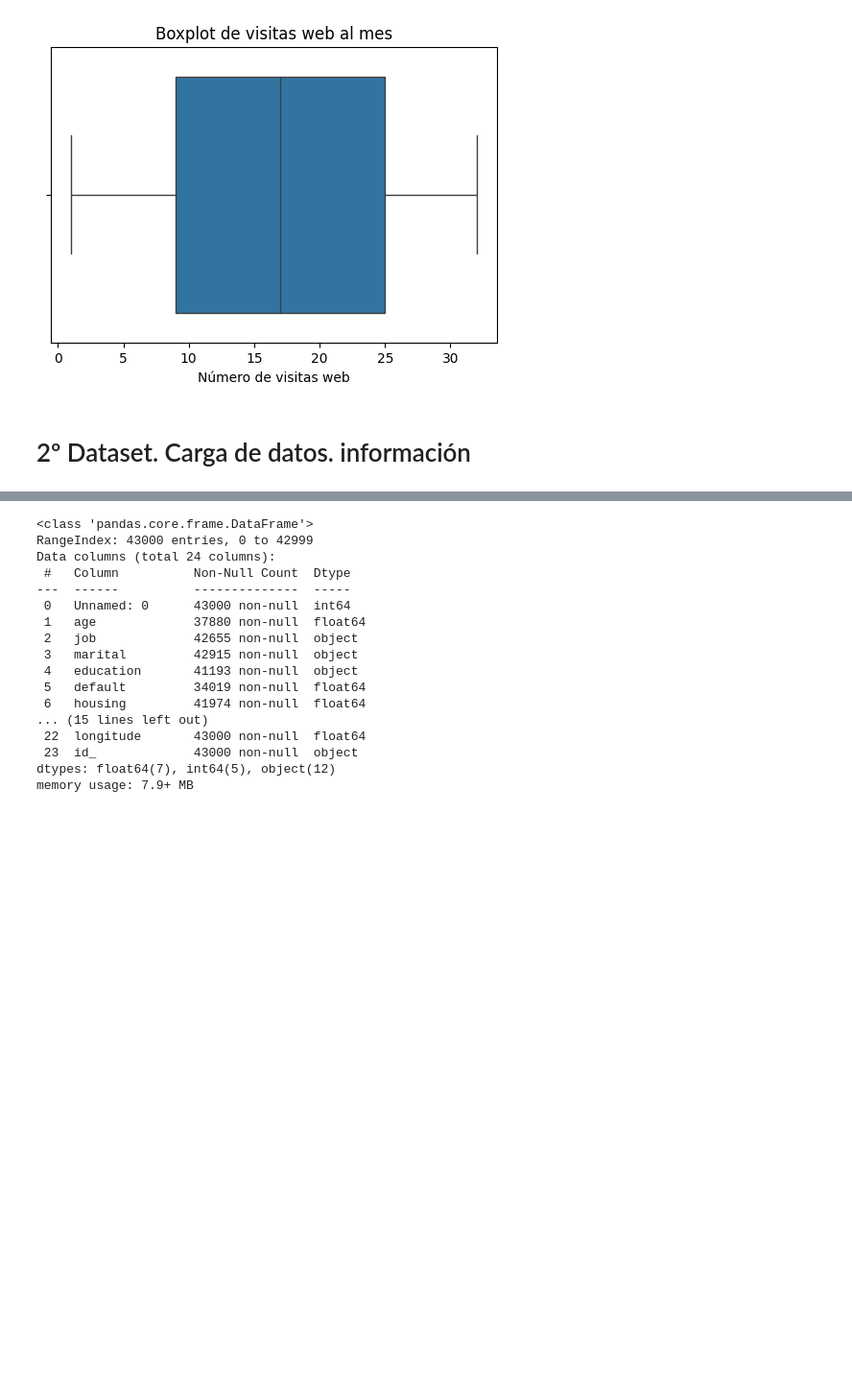
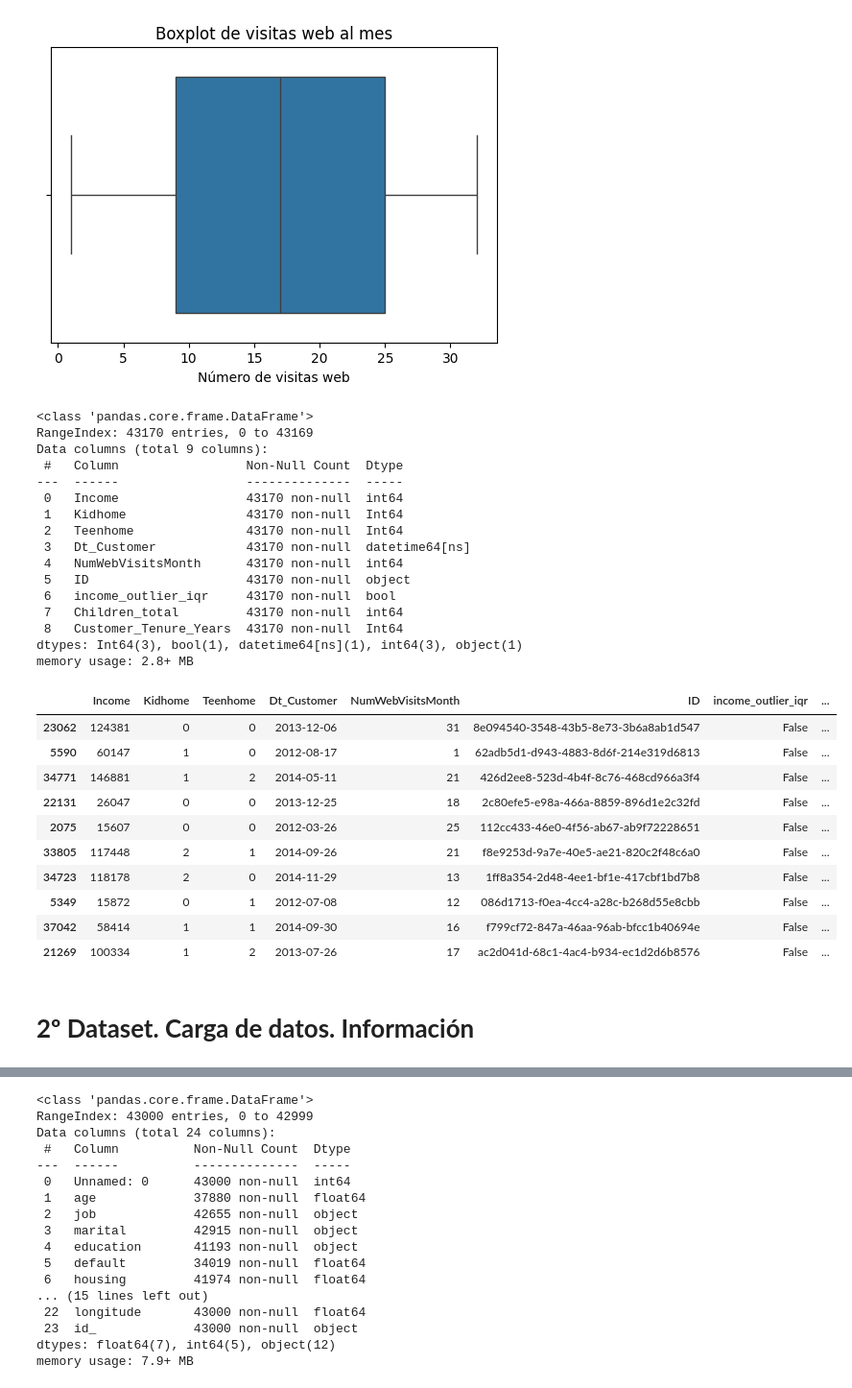
Before and after one commit to PatriciaMerinero/PROYECTO_EDA_PYTHON, a Jupyter notebook: Notebook/01-analisis_preliminar.ipynb, the cells around one changed output, grey strips where cells are left out. Shown at 96% size. Drawn from its saved outputs; the diff is of its cells as text; code cells hidden in the pictures; blank space fills up the shorter version.

```diff
--- a/Notebook/01-analisis_preliminar.ipynb
+++ b/Notebook/01-analisis_preliminar.ipynb
@@ -335,8 +323,41 @@ plt.xlabel("Número de visitas web")
 plt.show()
 # %% [output]
 [figure]
+# %%
+# Visualizo como queda despues de limpieza y transformación
+
+df_customer.info()
+df_customer.sample(10)
+# %% [output]
+<class 'pandas.core.frame.DataFrame'>
+RangeIndex: 43170 entries, 0 to 43169
+Data columns (total 9 columns):
+ #   Column                 Non-Null Count  Dtype
+---  ------                 --------------  -----
+ 0   Income                 43170 non-null  int64
+ 1   Kidhome                43170 non-null  Int64
+ 2   Teenhome               43170 non-null  Int64
+ 3   Dt_Customer            43170 non-null  datetime64[ns]
+ 4   NumWebVisitsMonth      43170 non-null  int64
+ 5   ID                     43170 non-null  object
+ 6   income_outlier_iqr     43170 non-null  bool
+ 7   Children_total         43170 non-null  int64
+ 8   Customer_Tenure_Years  43170 non-null  Int64
+dtypes: Int64(3), bool(1), datetime64[ns](1), int64(3), object(1)
+memory usage: 2.8+ MB
+|  | Income | Kidhome | Teenhome | Dt_Customer | NumWebVisitsMonth | ID | income_outlier_iqr | ... |
+| 23062 | 124381 | 0 | 0 | 2013-12-06 | 31 | 8e094540-3548-43b5-8e73-3b6a8ab1d547 | False | ... |
+| 5590 | 60147 | 1 | 0 | 2012-08-17 | 1 | 62adb5d1-d943-4883-8d6f-214e319d6813 | False | ... |
+| 34771 | 146881 | 1 | 2 | 2014-05-11 | 21 | 426d2ee8-523d-4b4f-8c76-468cd966a3f4 | False | ... |
+| 22131 | 26047 | 0 | 0 | 2013-12-25 | 18 | 2c80efe5-e98a-466a-8859-896d1e2c32fd | False | ... |
+| 2075 | 15607 | 0 | 0 | 2012-03-26 | 25 | 112cc433-46e0-4f56-ab67-ab9f72228651 | False | ... |
+| 33805 | 117448 | 2 | 1 | 2014-09-26 | 21 | f8e9253d-9a7e-40e5-ae21-820c2f48c6a0 | False | ... |
+| 34723 | 118178 | 2 | 0 | 2014-11-29 | 13 | 1ff8a354-2d48-4ee1-bf1e-417cbf1bd7b8 | False | ... |
+| 5349 | 15872 | 0 | 1 | 2012-07-08 | 12 | 086d1713-f0ea-4cc4-a28c-b268d55e8cbb | False | ... |
+| 37042 | 58414 | 1 | 1 | 2014-09-30 | 16 | f799cf72-847a-46aa-96ab-bfcc1b40694e | False | ... |
+| 21269 | 100334 | 1 | 2 | 2013-07-26 | 17 | ac2d041d-68c1-4ac4-b934-ec1d2d6b8576 | False | ... |
 # %% [markdown]
-# 2º Dataset. Carga de datos. información
+# ****2º Dataset. Carga de datos. Información****
 # %%
 df_bank = pd.read_csv("../Data/Raw/bank-additional.csv")
 # %%
```
Also changed, not shown: parts of 21 cells of this notebook.
